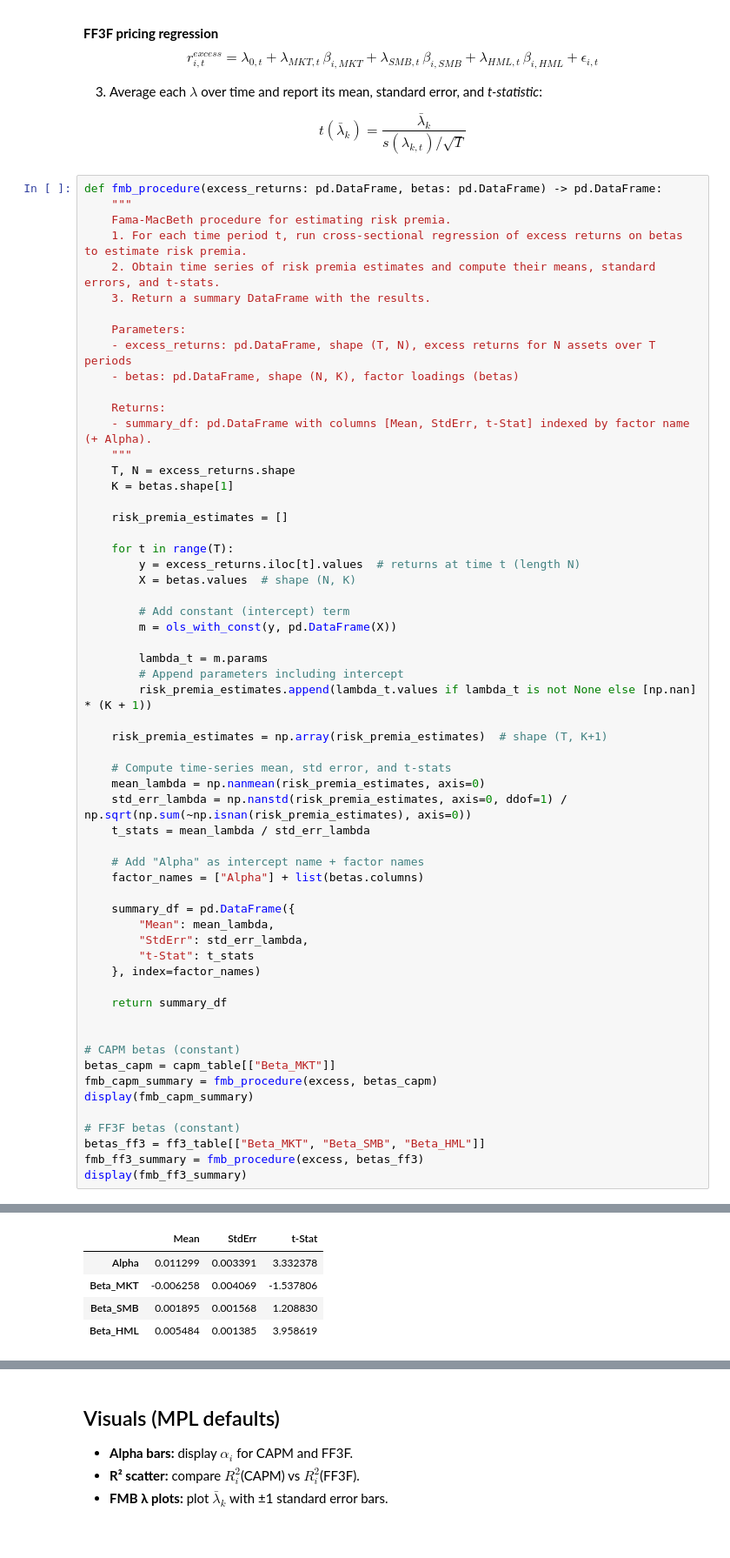
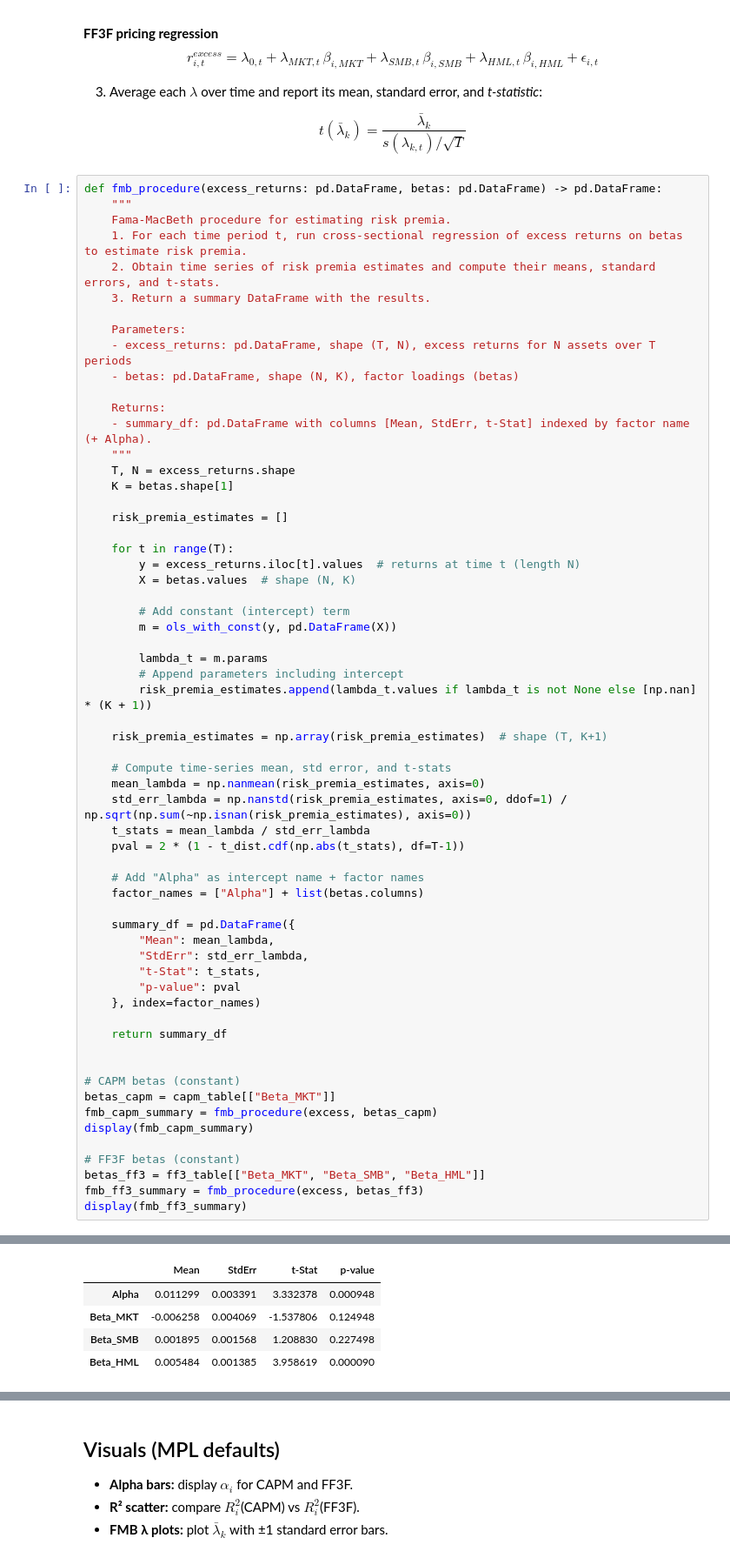
Before and after one commit to dhajibashi/Project_3, a Jupyter notebook: FIN684_Project_III.ipynb, the cells around one changed output, grey strips where cells are left out. Shown at 87% size. Cells and saved outputs as stored; diff of their text form.

Commit message:
Added p-values for the FMB and shanken correction t-stats.

```diff
--- a/FIN684_Project_III.ipynb
+++ b/FIN684_Project_III.ipynb
@@ -767,6 +768,7 @@ def fmb_procedure(excess_returns: pd.DataFrame, betas: pd.DataFrame) -> pd.DataF
     mean_lambda = np.nanmean(risk_premia_estimates, axis=0)
     std_err_lambda = np.nanstd(risk_premia_estimates, axis=0, ddof=1) / np.sqrt(np.sum(~np.isnan(risk_premia_estimates), axis=0))
     t_stats = mean_lambda / std_err_lambda
+    pval = 2 * (1 - t_dist.cdf(np.abs(t_stats), df=T-1))
 
     # Add "Alpha" as intercept name + factor names
     factor_names = ["Alpha"] + list(betas.columns)
@@ -774,7 +776,8 @@ def fmb_procedure(excess_returns: pd.DataFrame, betas: pd.DataFrame) -> pd.DataF
     summary_df = pd.DataFrame({
         "Mean": mean_lambda,
         "StdErr": std_err_lambda,
-        "t-Stat": t_stats
+        "t-Stat": t_stats,
+        "p-value": pval
     }, index=factor_names)
 
     return summary_df
@@ -796,8 +799,8 @@ display(fmb_ff3_summary)
-|  | Mean | StdErr | t-Stat |
-| Alpha | 0.011299 | 0.003391 | 3.332378 |
-| Beta_MKT | -0.006258 | 0.004069 | -1.537806 |
-| Beta_SMB | 0.001895 | 0.001568 | 1.208830 |
-| Beta_HML | 0.005484 | 0.001385 | 3.958619 |
+|  | Mean | StdErr | t-Stat | p-value |
+| Alpha | 0.011299 | 0.003391 | 3.332378 | 0.000948 |
+| Beta_MKT | -0.006258 | 0.004069 | -1.537806 | 0.124948 |
+| Beta_SMB | 0.001895 | 0.001568 | 1.208830 | 0.227498 |
+| Beta_HML | 0.005484 | 0.001385 | 3.958619 | 0.000090 |
 # %%
 def shanken_correction(summary_df: pd.DataFrame, factor: pd.DataFrame) -> pd.DataFrame:
     '''
```
Also changed, not shown: parts of 6 cells of this notebook, 1 other file.
